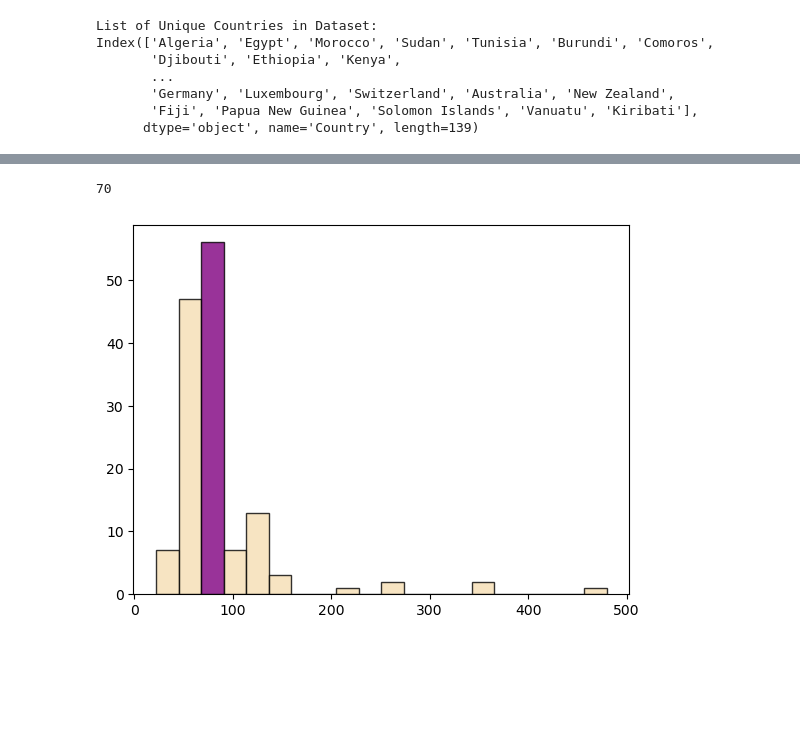
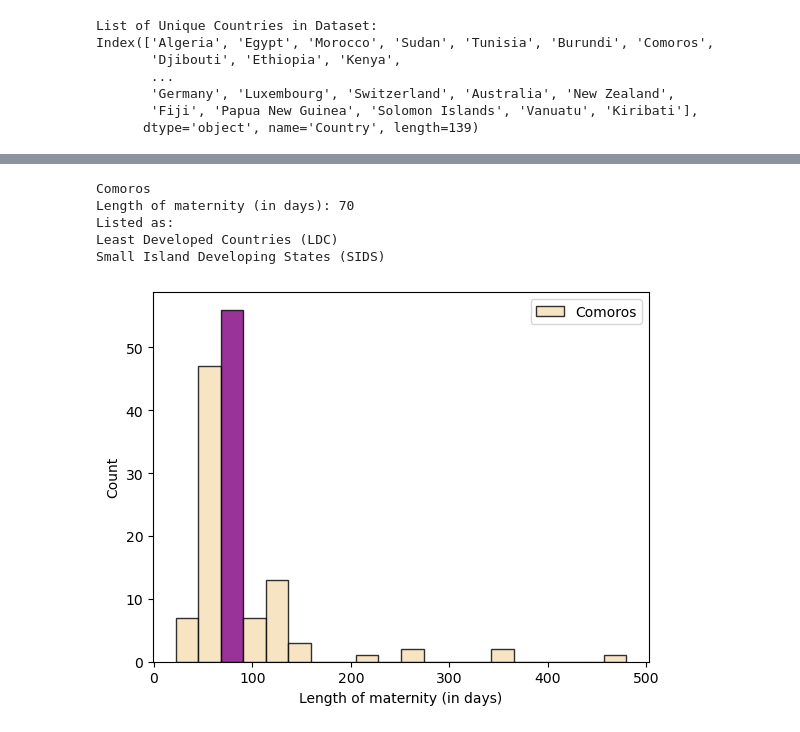
Before and after one commit to nss-data-science-cohort-7/un-exploration-marieljum, a Jupyter notebook: notebooks/solo_exploration_notes.ipynb, the cells around one changed output, grey strips where cells are left out. Saved outputs shown, nothing was run; the diff lists cells and outputs as text; code cells hidden in the pictures; blank space fills up the shorter version.

```diff
--- a/notebooks/solo_exploration_notes.ipynb
+++ b/notebooks/solo_exploration_notes.ipynb
@@ -583,18 +578,34 @@ Index(['Algeria', 'Egypt', 'Morocco', 'Sudan', 'Tunisia', 'Burundi', 'Comoros',
 # %%
-country = 'Djibouti'
+country = 'Comoros'
 merge_val = merge.loc[country]['Length of maternity (in days)']
-print(merge_val)
+print(f"\033[1m{country}\033[0m")
+print('Length of maternity (in days):', merge_val)
+value = 'x'
+print('Listed as:')
+for column in merge.columns:
+    column_values = str(merge.loc[country, column])
+    if value in column_values:
+        print(column)
 
 n, bins, patches = plt.hist(merge['Length of maternity (in days)'],
                             bins = 20,
                             color = 'wheat',
                             edgecolor = 'black',
                             alpha = 0.8);
 
 for i, bin_edge in enumerate(bins, start=-1):
     if bin_edge > merge_val:
         patches[i].set_facecolor('purple')
         break
+
+plt.ylabel('Count')
+plt.xlabel('Length of maternity (in days)')
+plt.legend([country])
+plt.show()
 # %% [output]
-70
+Comoros
+Length of maternity (in days): 70
+Listed as:
+Least Developed Countries (LDC)
+Small Island Developing States (SIDS)
-[figure, old version]
+[figure, new version]
```
Also changed, not shown: parts of 10 cells of this notebook.
